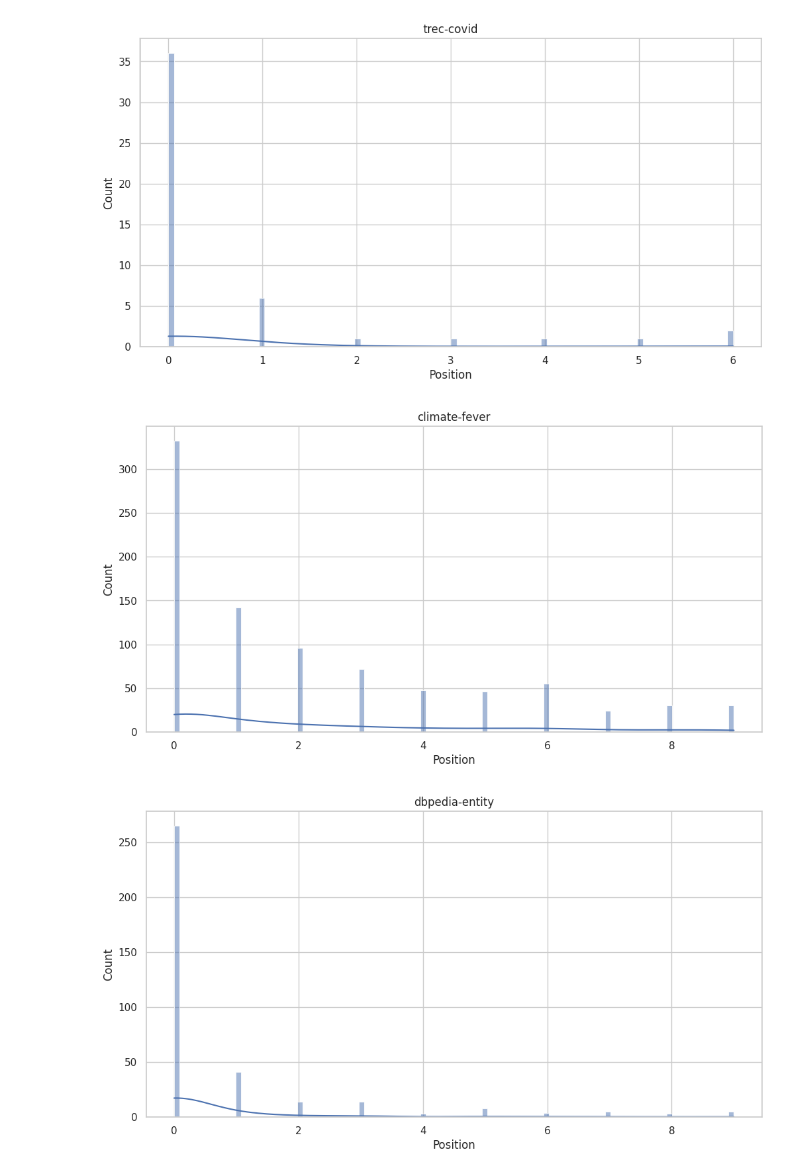
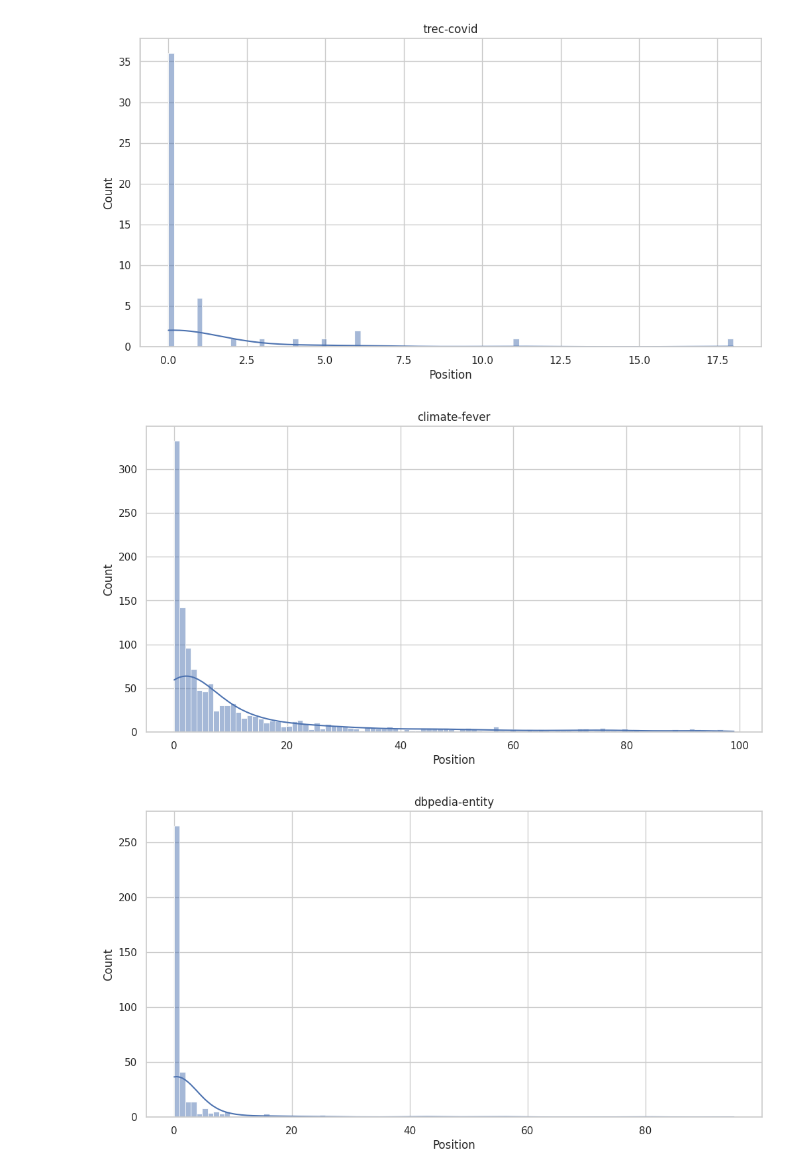
Before and after one commit to zerocpp/frag4, a Jupyter notebook: 查看rank10结果中首次正确的位置.ipynb, the cells around one changed output. Saved outputs shown, nothing was run; the diff lists cells and outputs as text; code cells hidden in the pictures.

```diff
--- a/查看rank10结果中首次正确的位置.ipynb
+++ b/查看rank10结果中首次正确的位置.ipynb
@@ -66,15 +66,15 @@ def plot_position_distribution(positions, title):
 # %%
 dataset_names = ["trec-covid", "climate-fever", "dbpedia-entity", "fever", "hotpotqa", "nfcorpus", "nq", "scidocs"]
 for dataset_name in dataset_names:
     dataset_path = f'/home/song/dataset/beir/{dataset_name}'
     queries, docs, scores = load_data(dataset_path, dataset_name)
-    rank_result_path = f'dataset/rank/{dataset_name}/{dataset_name}-rank10.tsv'
+    rank_result_path = f'dataset/rank/{dataset_name}/{dataset_name}-rank100.tsv'
     rank_results = load_rank_results(rank_result_path)
     rank_results = sort_rank_results(rank_results)
     gold_doc_ids = get_gold_doc_ids(scores)
     first_correct_position = get_first_correct_position(rank_results, gold_doc_ids)
     plot_position_distribution(first_correct_position, dataset_name)
 # %% [output]
-[figure, old version]
+[figure, new version]
-[figure, old version]
+[figure, new version]
-[figure, old version]
+[figure, new version]
```
Also changed, not shown: parts of 1 cell of this notebook, 1 other file.
